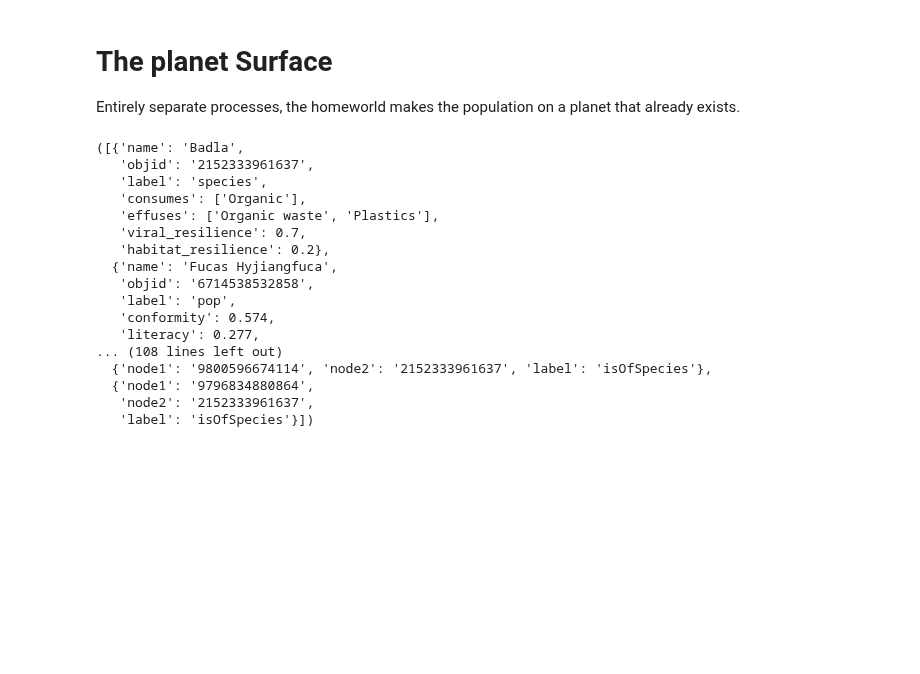
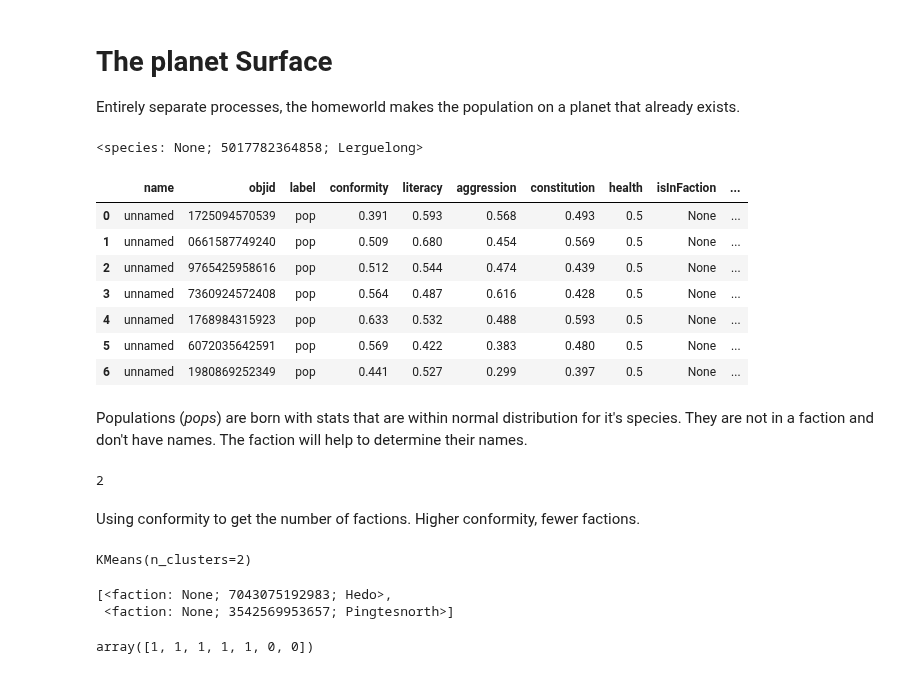
Before and after one commit to BillmanH/exoplanets, a Jupyter notebook: notebooks/planets/Genesis.ipynb, the cells around one changed output. Cells and saved outputs as stored; diff of their text form; code cells hidden in the pictures; blank space fills up the shorter version.

```diff
--- a/notebooks/planets/Genesis.ipynb
+++ b/notebooks/planets/Genesis.ipynb
@@ -334,21 +331,0 @@ Entirely separate pr
-# %%
-homeworld_data = homeworld.build_people(data)
-homeworld_data
-# %% [output]
-([{'name': 'Badla',
-   'objid': '2152333961637',
-   'label': 'species',
-   'consumes': ['Organic'],
-   'effuses': ['Organic waste', 'Plastics'],
-   'viral_resilience': 0.7,
-   'habitat_resilience': 0.2},
-  {'name': 'Fucas Hyjiangfuca',
-   'objid': '6714538532858',
-   'label': 'pop',
-   'conformity': 0.574,
-   'literacy': 0.277,
-... (108 lines left out)
-  {'node1': '9800596674114', 'node2': '2152333961637', 'label': 'isOfSpecies'},
-  {'node1': '9796834880864',
-   'node2': '2152333961637',
-   'label': 'isOfSpecies'}])
@@ -354,0 +335,47 @@ homeworld_data
+# %%
+spec = objects.species.Species(data)
+spec
+# %% [output]
+<species: None; 5017782364858; Lerguelong>
+# %%
+pops = [objects.population.Pop(spec) for i in range(int(data["starting_pop"]))]
+pops_df = pd.DataFrame([p.get_data() for p in pops])
+pops_df
+# %% [output]
+|  | name | objid | label | conformity | literacy | aggression | constitution | health | isInFaction | ... |
+| 0 | unnamed | 1725094570539 | pop | 0.391 | 0.593 | 0.568 | 0.493 | 0.5 | None | ... |
+| 1 | unnamed | 0661587749240 | pop | 0.509 | 0.680 | 0.454 | 0.569 | 0.5 | None | ... |
+| 2 | unnamed | 9765425958616 | pop | 0.512 | 0.544 | 0.474 | 0.439 | 0.5 | None | ... |
+| 3 | unnamed | 7360924572408 | pop | 0.564 | 0.487 | 0.616 | 0.428 | 0.5 | None | ... |
+| 4 | unnamed | 1768984315923 | pop | 0.633 | 0.532 | 0.488 | 0.593 | 0.5 | None | ... |
+| 5 | unnamed | 6072035642591 | pop | 0.569 | 0.422 | 0.383 | 0.480 | 0.5 | None | ... |
+| 6 | unnamed | 1980869252349 | pop | 0.441 | 0.527 | 0.299 | 0.397 | 0.5 | None | ... |
+# %% [markdown]
+Populations (_pops_) are born with stats that are within normal distribution for it's species. They are not in a faction and don't have names. The faction will help to determine their names.
+# %%
+n_steps = 6
+n_factions = homeworld.get_n_factions(n_steps, float(data["conformity"]))
+n_factions
+# %% [output]
+2
+# %% [markdown]
+Using conformity to get the number of factions. Higher conformity, fewer factions.
+# %%
+starting_attributes = ["conformity", "literacy", "aggression", "constitution"]
+
+kmeans = KMeans(n_clusters=n_factions).fit(
+    pops_df[[c for c in pops_df.columns if c in starting_attributes]]
+)
+kmeans
+# %% [output]
+KMeans(n_clusters=2)
+# %%
+factions = [objects.population.Faction(i) for i in range(kmeans.n_clusters)]
+factions
+# %% [output]
+[<faction: None; 7043075192983; Hedo>,
+ <faction: None; 3542569953657; Pingtesnorth>]
+# %%
+kmeans.labels_
+# %% [output]
+array([1, 1, 1, 1, 1, 0, 0])
```
Also changed, not shown: parts of 30 cells of this notebook, 5 other files.
